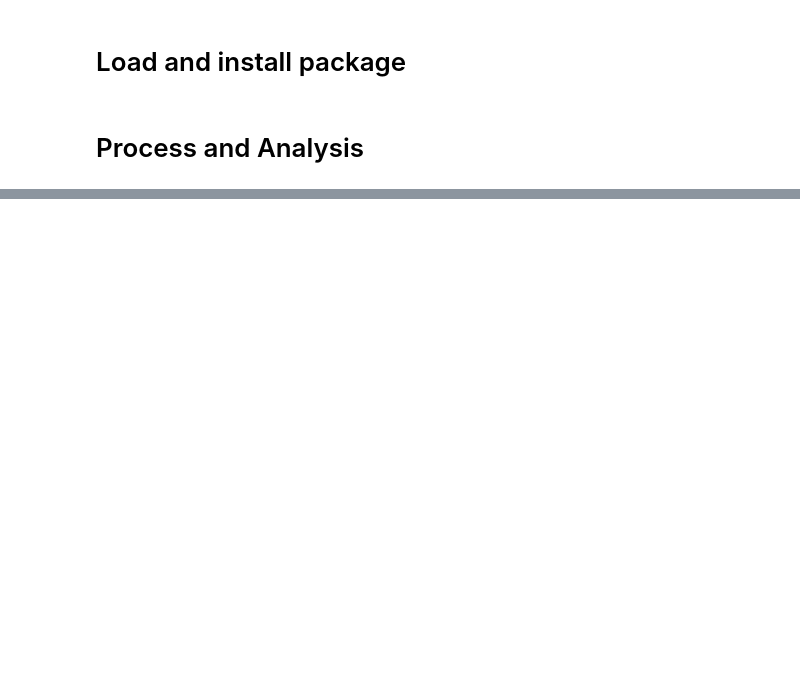
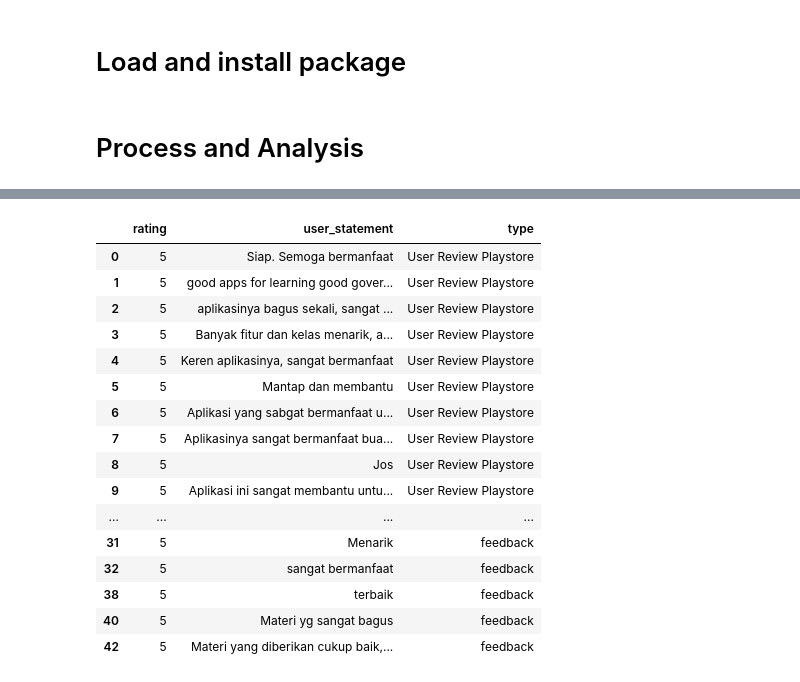
Before and after one commit to akhfzl/Scrapping-by-system, a Jupyter notebook: transform.ipynb, the cells around one changed output, grey strips where cells are left out. Saved outputs shown, nothing was run; the diff lists cells and outputs as text; code cells hidden in the pictures; blank space fills up the shorter version.

```diff
--- a/transform.ipynb
+++ b/transform.ipynb
@@ -76,4 +103,23 @@ df_review
 # %%
 df_join = pd.concat([df_review, new_df], axis=0)
+df_join = df_join.drop(['judul', 'kategori', 'pusat_inovasi', 'status', 'tema'], axis=1)
 df_join
+# %% [output]
+|  | rating | user_statement | type |
+| 0 | 5 | Siap. Semoga bermanfaat | User Review Playstore |
+| 1 | 5 | good apps for learning good gover... | User Review Playstore |
+| 2 | 5 | aplikasinya bagus sekali, sangat ... | User Review Playstore |
+| 3 | 5 | Banyak fitur dan kelas menarik, a... | User Review Playstore |
+| 4 | 5 | Keren aplikasinya, sangat bermanfaat | User Review Playstore |
+| 5 | 5 | Mantap dan membantu | User Review Playstore |
+| 6 | 5 | Aplikasi yang sabgat bermanfaat u... | User Review Playstore |
+| 7 | 5 | Aplikasinya sangat bermanfaat bua... | User Review Playstore |
+| 8 | 5 | Jos | User Review Playstore |
+| 9 | 5 | Aplikasi ini sangat membantu untu... | User Review Playstore |
+| ... | ... | ... | ... |
+| 31 | 5 | Menarik | feedback |
+| 32 | 5 | sangat bermanfaat | feedback |
+| 38 | 5 | terbaik | feedback |
+| 40 | 5 | Materi yg sangat bagus | feedback |
+| 42 | 5 | Materi yang diberikan cukup baik,... | feedback |
 # %%
```
Also changed, not shown: parts of 6 cells of this notebook.
